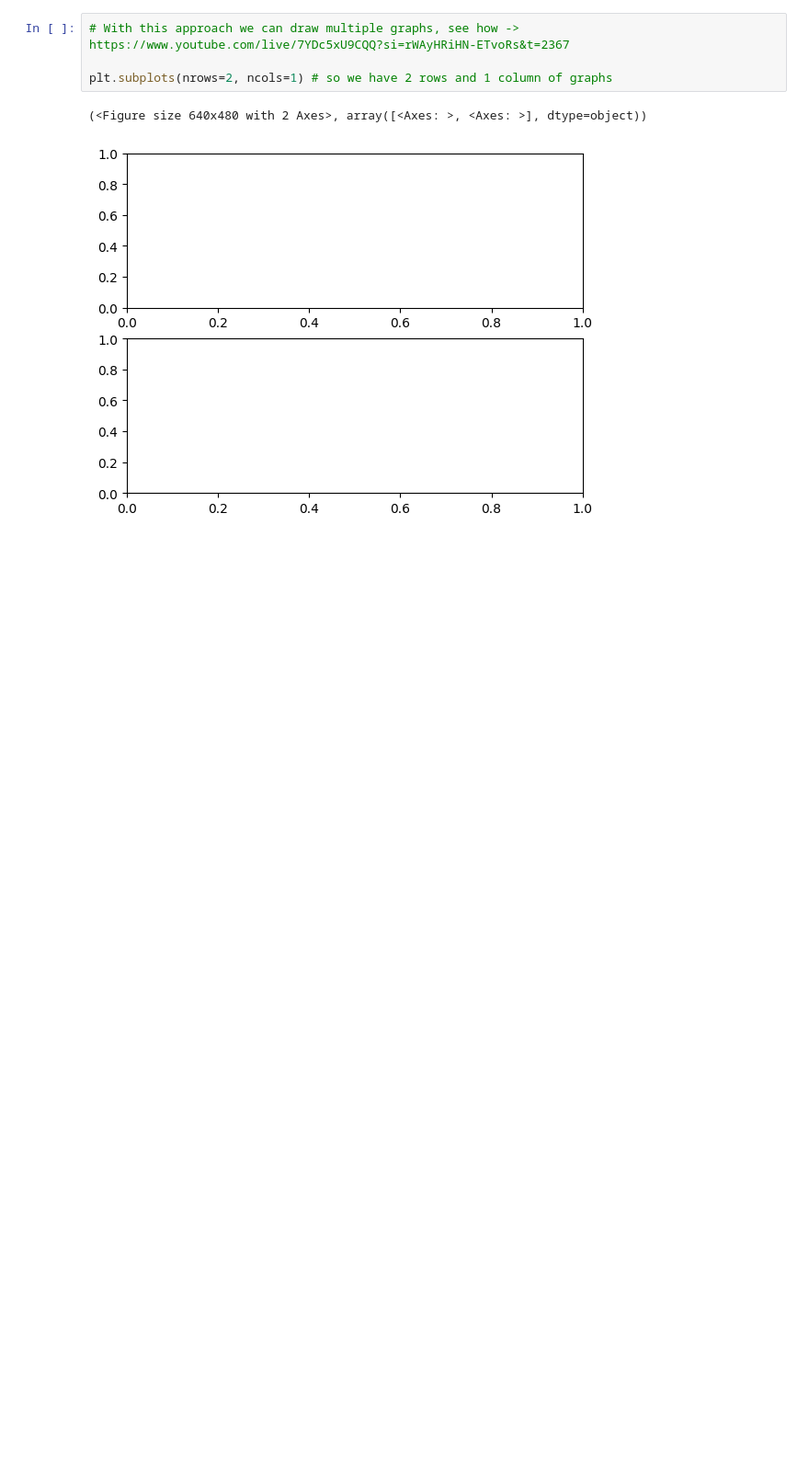
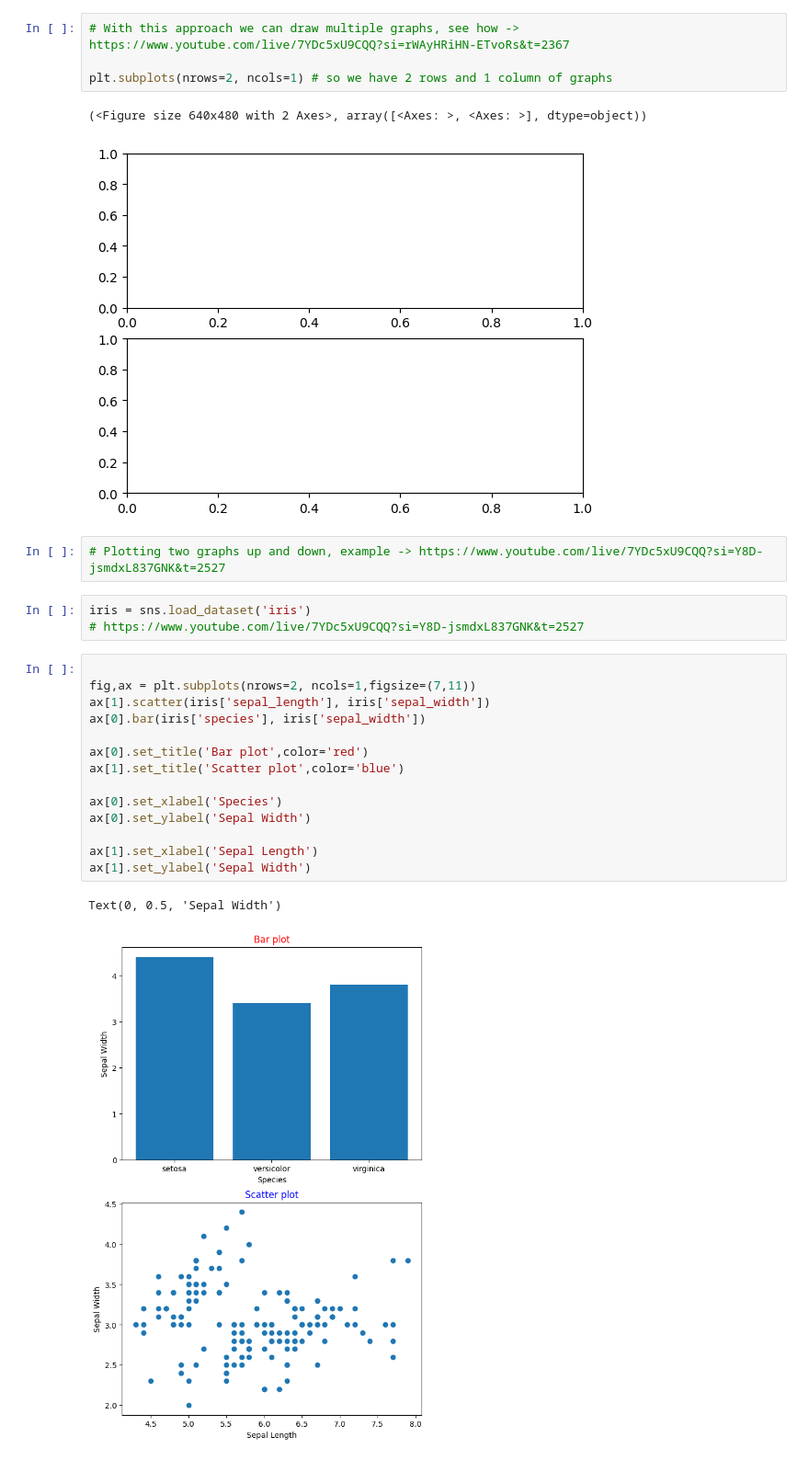
Before and after one commit to XionVolt/Ai-Ml, a Jupyter notebook: Programming/Matplotlib/02_Advanced Matplotlib.ipynb, the cells around one changed output. Shown at 92% size. Drawn from its saved outputs; the diff is of its cells as text; blank space fills up the shorter version.

```diff
--- a/Programming/Matplotlib/02_Advanced Matplotlib.ipynb
+++ b/Programming/Matplotlib/02_Advanced Matplotlib.ipynb
@@ -107,3 +107,25 @@ plt.subplots(nrows=2, ncols=1) # so we have 2 rows and 1 column of graphs
 # %% [output]
 (<Figure size 640x480 with 2 Axes>, array([<Axes: >, <Axes: >], dtype=object))
 [figure]
+# %%
+# Plotting two graphs up and down, example -> https://www.youtube.com/live/7YDc5xU9CQQ?si=Y8D-jsmdxL837GNK&t=2527
+# %%
+iris = sns.load_dataset('iris')
+# https://www.youtube.com/live/7YDc5xU9CQQ?si=Y8D-jsmdxL837GNK&t=2527
+# %%
+
+fig,ax = plt.subplots(nrows=2, ncols=1,figsize=(7,11))
+ax[1].scatter(iris['sepal_length'], iris['sepal_width'])
+ax[0].bar(iris['species'], iris['sepal_width'])
+
+ax[0].set_title('Bar plot',color='red')
+ax[1].set_title('Scatter plot',color='blue')
+
+ax[0].set_xlabel('Species')
+ax[0].set_ylabel('Sepal Width')
+
+ax[1].set_xlabel('Sepal Length')
+ax[1].set_ylabel('Sepal Width')
+# %% [output]
+Text(0, 0.5, 'Sepal Width')
+[figure, added]
```
Also changed, not shown: parts of 14 cells of this notebook, 4 other files.
